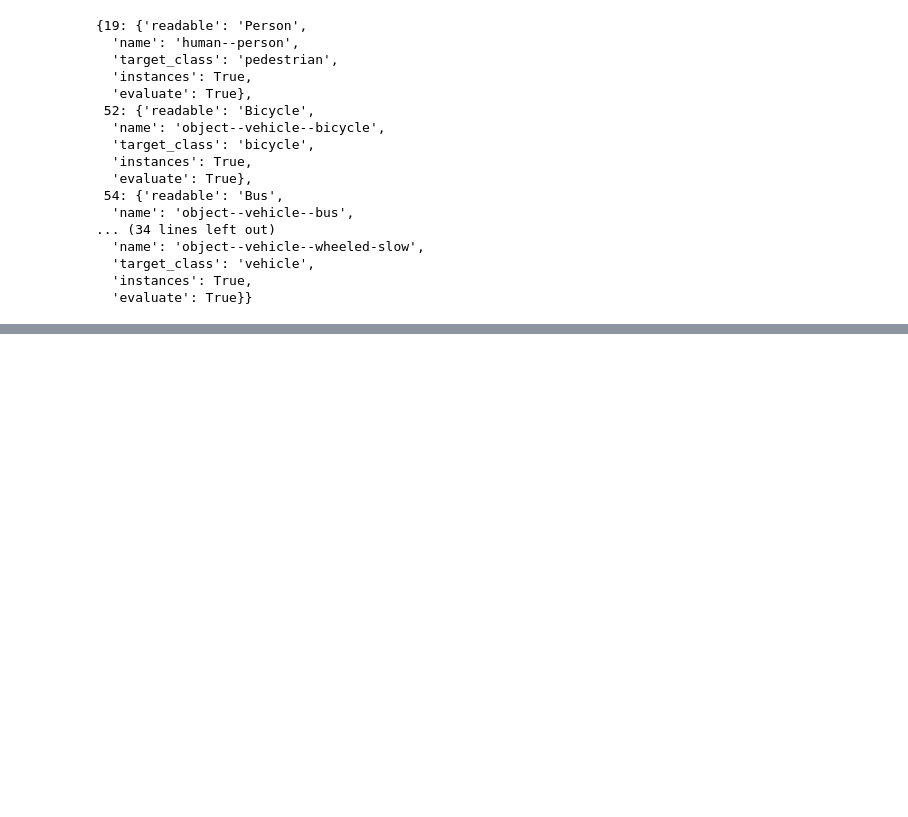
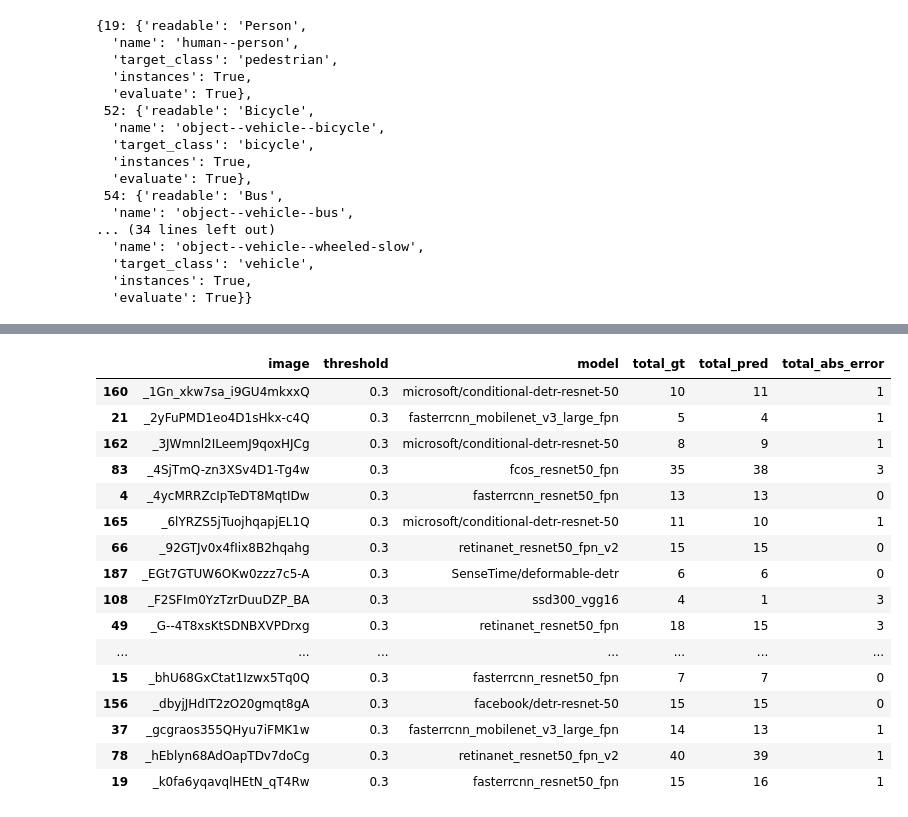
Before and after one commit to maleckainez/bachelors-thesis, a Jupyter notebook: benchmarks/detection_models_benchmark.ipynb, the cells around one changed output, grey strips where cells are left out. Cells and saved outputs as stored; diff of their text form; code cells hidden in the pictures; blank space fills up the shorter version.

```diff
--- a/benchmarks/detection_models_benchmark.ipynb
+++ b/benchmarks/detection_models_benchmark.ipynb
@@ -33,9 +36,11 @@ Notebook nie ocenia jeszcze pełnej dokładności pomiaru ruchu drogowego, ponie
 import os
 import sys
 import time
+import json
 import psutil
 import torch
 import numpy as np
+import pandas as pd
 import PIL.Image as Image
 from pathlib import Path
 from huggingface_hub.utils import disable_progress_bars
@@ -47,11 +52,8 @@ os.environ["TRANSFORMERS_VERBOSITY_LEVEL"] = "error"
 disable_progress_bars()
 
 # silence transformers logging
-os.environ["TRANSFORMERS_VERBOSITY"] = "error"
-os.environ["TRANSFORMERS_VERBOSITY_LEVEL"] = "error"
 transformers_logging.set_verbosity_error()
 transformers_logging.disable_progress_bar()
-
 
 # import pyvision models
 from torchvision.models.detection import (
@@ -73,3 +75,5 @@ REAL_LIFE_TEST_VIDEO = Path('/content/drive/MyDrive/colab/test_data/irl_video/')
 INSTANCE_PATH = Path(MAPILLARY_TEST_IMAGE/"instances")
 IMAGE_PATH = Path(MAPILLARY_TEST_IMAGE/"images")
 CONFIG_PATH = MAPILLARY_TEST_IMAGE / "config.json"
+RESULTS_PATH = MAPILLARY_TEST_IMAGE / "results"
+RESULTS_PATH.mkdir(exist_ok=True)
@@ -348,26 +413,20 @@ print("instances:", len(list(INSTANCE_PATH.glob("*"))))
 # %%
 # test does instance mask exists
 def find_instance_mask(img_name):
-    img_path = IMAGE_PATH/img_name
-    instance_path = INSTANCE_PATH/f"{img_path.stem}.png"
+    img_path = IMAGE_PATH / img_name
+    instance_path = INSTANCE_PATH / f"{img_path.stem}.png"
+
     if instance_path.exists():
         return instance_path
-    return "err"
+
+    return None
 # %%
-#  count objects from the instace mask
+# count objects from the instace mask
 
 def count_obj_from_instance(instance_path):
     mask = np.array(Image.open(instance_path))
 
-    baseline_count = {
-        "pedestrian": 0,
-        #"bicyclist": 0,
-        #"motorcyclist": 0,
-        #"rider": 0,
-        "bicycle": 0,
-        "motorcycle": 0,
-        "vehicle": 0,
-    }
+    baseline_count = {category: 0 for category in CLASSES}
 
     for instance_value in np.unique(mask):
         if instance_value == 0:
@@ -376,7 +435,8 @@ def count_obj_from_instance(instance_path):
         if class_id not in MAPILLARY_TARGET_IDS:
             continue
         target_class = MAPILLARY_TARGET_IDS[class_id]["target_class"]
-        baseline_count[target_class] +=1
+        baseline_count[target_class] += 1
+
     baseline_count["total"] = sum(baseline_count.values())
 
     return baseline_count
@@ -446,0 +763,31 @@ df.to_csv("test_data.csv", index=False)
+# %%
+# Best model per image and threshold
+
+BEST_PER_IMAGE = BENCHMARK_LONG.loc[
+    BENCHMARK_LONG.groupby(["image", "threshold"])["total_abs_error"].idxmin(),
+    ["image", "threshold", "model", "total_gt", "total_pred", "total_abs_error"],
+].sort_values(["threshold", "image"])
+
+BEST_PER_IMAGE.to_csv(RESULTS_PATH / "best_model_per_image.csv", index=False)
+
+# This table is useful for checking whether one model wins consistently,
+# or whether different images prefer different detectors.
+BEST_PER_IMAGE.head(20)
+# %% [output]
+|  | image | threshold | model | total_gt | total_pred | total_abs_error |
+| 160 | _1Gn_xkw7sa_i9GU4mkxxQ | 0.3 | microsoft/conditional-detr-resnet-50 | 10 | 11 | 1 |
+| 21 | _2yFuPMD1eo4D1sHkx-c4Q | 0.3 | fasterrcnn_mobilenet_v3_large_fpn | 5 | 4 | 1 |
+| 162 | _3JWmnl2ILeemJ9qoxHJCg | 0.3 | microsoft/conditional-detr-resnet-50 | 8 | 9 | 1 |
+| 83 | _4SjTmQ-zn3XSv4D1-Tg4w | 0.3 | fcos_resnet50_fpn | 35 | 38 | 3 |
+| 4 | _4ycMRRZcIpTeDT8MqtIDw | 0.3 | fasterrcnn_resnet50_fpn | 13 | 13 | 0 |
+| 165 | _6lYRZS5jTuojhqapjEL1Q | 0.3 | microsoft/conditional-detr-resnet-50 | 11 | 10 | 1 |
+| 66 | _92GTJv0x4fIix8B2hqahg | 0.3 | retinanet_resnet50_fpn_v2 | 15 | 15 | 0 |
+| 187 | _EGt7GTUW6OKw0zzz7c5-A | 0.3 | SenseTime/deformable-detr | 6 | 6 | 0 |
+| 108 | _F2SFIm0YzTzrDuuDZP_BA | 0.3 | ssd300_vgg16 | 4 | 1 | 3 |
+| 49 | _G--4T8xsKtSDNBXVPDrxg | 0.3 | retinanet_resnet50_fpn | 18 | 15 | 3 |
+| ... | ... | ... | ... | ... | ... | ... |
+| 15 | _bhU68GxCtat1Izwx5Tq0Q | 0.3 | fasterrcnn_resnet50_fpn | 7 | 7 | 0 |
+| 156 | _dbyjJHdIT2zO20gmqt8gA | 0.3 | facebook/detr-resnet-50 | 15 | 15 | 0 |
+| 37 | _gcgraos355QHyu7iFMK1w | 0.3 | fasterrcnn_mobilenet_v3_large_fpn | 14 | 13 | 1 |
+| 78 | _hEblyn68AdOapTDv7doCg | 0.3 | retinanet_resnet50_fpn_v2 | 40 | 39 | 1 |
+| 19 | _k0fa6yqavqlHEtN_qT4Rw | 0.3 | fasterrcnn_resnet50_fpn | 15 | 16 | 1 |
```
Also changed, not shown: parts of 12 cells of this notebook, 1 other file.
